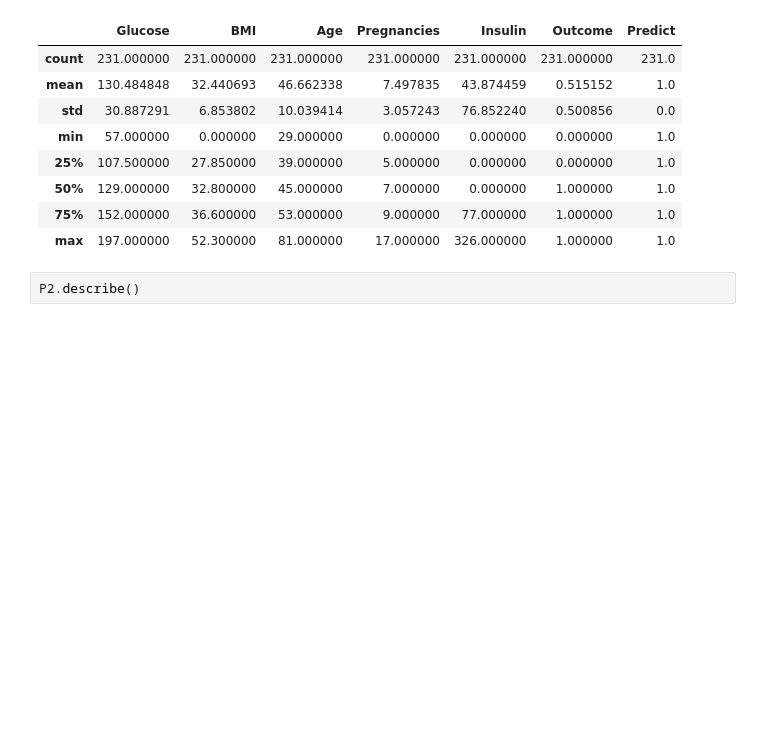
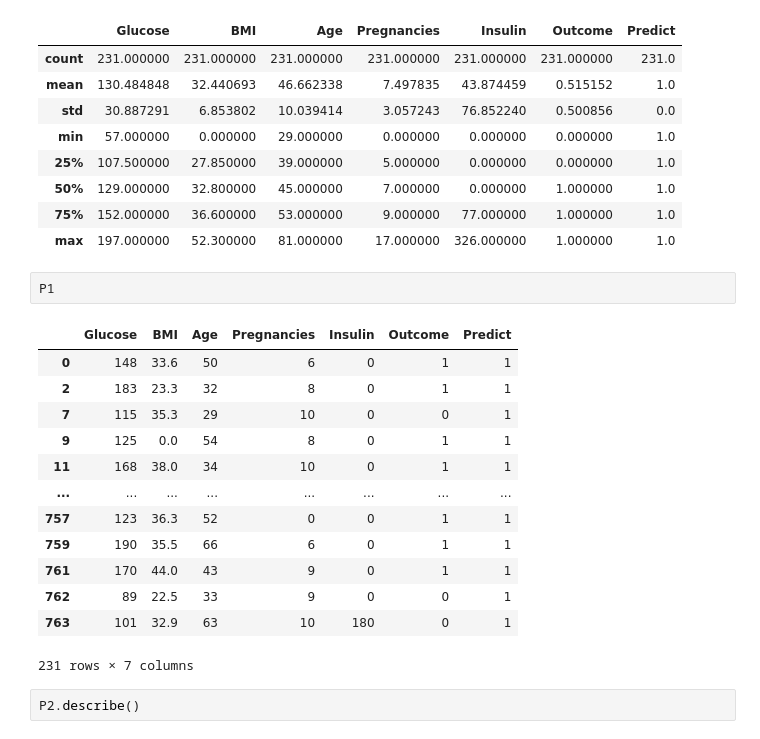
Before and after one commit to ArjunaWahyu/flask-ML, a Jupyter notebook: model/Diabetes_Model.ipynb, the cells around one changed output. Drawn from its saved outputs; the diff is of its cells as text; blank space fills up the shorter version.

```diff
--- a/model/Diabetes_Model.ipynb
+++ b/model/Diabetes_Model.ipynb
@@ -228,6 +244,22 @@ P1.describe()
 | 50% | 129.000000 | 32.800000 | 45.000000 | 7.000000 | 0.000000 | 1.000000 | 1.0 |
 | 75% | 152.000000 | 36.600000 | 53.000000 | 9.000000 | 77.000000 | 1.000000 | 1.0 |
 | max | 197.000000 | 52.300000 | 81.000000 | 17.000000 | 326.000000 | 1.000000 | 1.0 |
+# %%
+P1
+# %% [output]
+|  | Glucose | BMI | Age | Pregnancies | Insulin | Outcome | Predict |
+| 0 | 148 | 33.6 | 50 | 6 | 0 | 1 | 1 |
+| 2 | 183 | 23.3 | 32 | 8 | 0 | 1 | 1 |
+| 7 | 115 | 35.3 | 29 | 10 | 0 | 0 | 1 |
+| 9 | 125 | 0.0 | 54 | 8 | 0 | 1 | 1 |
+| 11 | 168 | 38.0 | 34 | 10 | 0 | 1 | 1 |
+| ... | ... | ... | ... | ... | ... | ... | ... |
+| 757 | 123 | 36.3 | 52 | 0 | 0 | 1 | 1 |
+| 759 | 190 | 35.5 | 66 | 6 | 0 | 1 | 1 |
+| 761 | 170 | 44.0 | 43 | 9 | 0 | 1 | 1 |
+| 762 | 89 | 22.5 | 33 | 9 | 0 | 0 | 1 |
+| 763 | 101 | 32.9 | 63 | 10 | 180 | 0 | 1 |
+231 rows × 7 columns
 # %%
 P2.describe()
 # %% [output]
```
Also changed, not shown: parts of 10 cells of this notebook, 1 other file.
